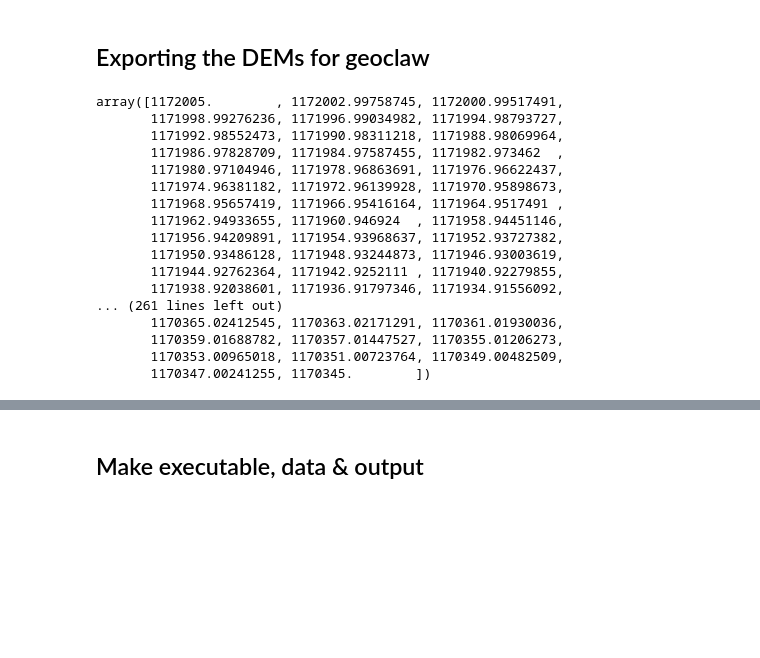
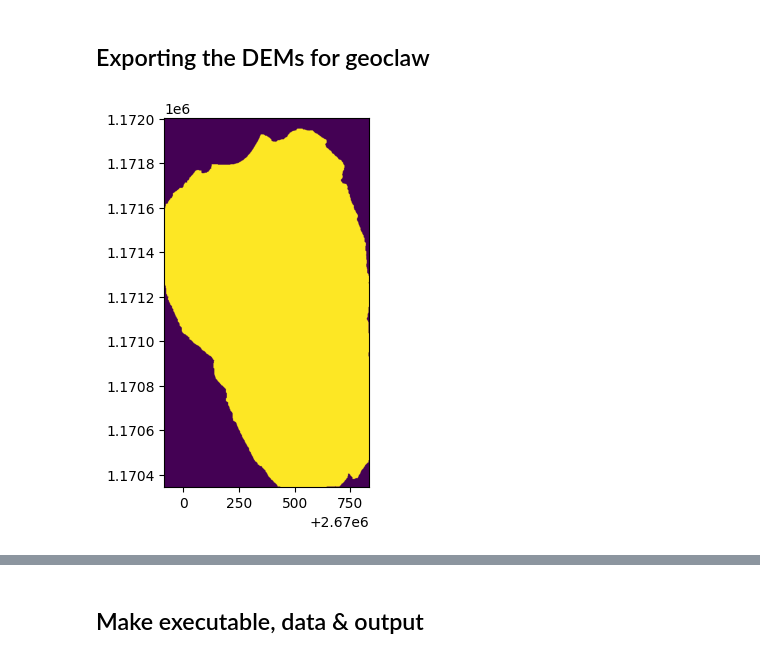
Before and after one commit to giboul/TriftGeoClaw, a Jupyter notebook: ImpulseWave.ipynb, the cells around one changed output, grey strips where cells are left out. Drawn from its saved outputs; the diff is of its cells as text; code cells hidden in the pictures; blank space fills up the shorter version.

```diff
--- a/ImpulseWave.ipynb
+++ b/ImpulseWave.ipynb
@@ -120,29 +134,15 @@ Filling lake
 # %%
 topo = topotools.Topography()
 topo.x = x0
-topo.y = np.sort(y0)
-topo.Z = eta0
+topo.y = y0[::-1]
+topo.Z = eta0[::-1, :]
 topo.write(config["qinit"][0], topo_type=1)  # There can be multiple qinit files
+
+topo = topotools.Topography(config["qinit"][0])
+plt.imshow(topo.Z, extent=(topo.x.min(), topo.x.max(), topo.y.min(), topo.y.max()), origin="lower")
+plt.show()
+# %% [output]
+[figure, added]
-# %%
-y
-# %% [output]
-array([1172005.        , 1172002.99758745, 1172000.99517491,
-       1171998.99276236, 1171996.99034982, 1171994.98793727,
-       1171992.98552473, 1171990.98311218, 1171988.98069964,
-       1171986.97828709, 1171984.97587455, 1171982.973462  ,
-       1171980.97104946, 1171978.96863691, 1171976.96622437,
-       1171974.96381182, 1171972.96139928, 1171970.95898673,
-       1171968.95657419, 1171966.95416164, 1171964.9517491 ,
-       1171962.94933655, 1171960.946924  , 1171958.94451146,
-       1171956.94209891, 1171954.93968637, 1171952.93727382,
-       1171950.93486128, 1171948.93244873, 1171946.93003619,
-       1171944.92762364, 1171942.9252111 , 1171940.92279855,
-       1171938.92038601, 1171936.91797346, 1171934.91556092,
-... (261 lines left out)
-       1170365.02412545, 1170363.02171291, 1170361.01930036,
-       1170359.01688782, 1170357.01447527, 1170355.01206273,
-       1170353.00965018, 1170351.00723764, 1170349.00482509,
-       1170347.00241255, 1170345.        ])
 # %%
 topo = topotools.Topography()
 topo.x = x
```
Also changed, not shown: parts of 16 cells of this notebook, 4 other files.
